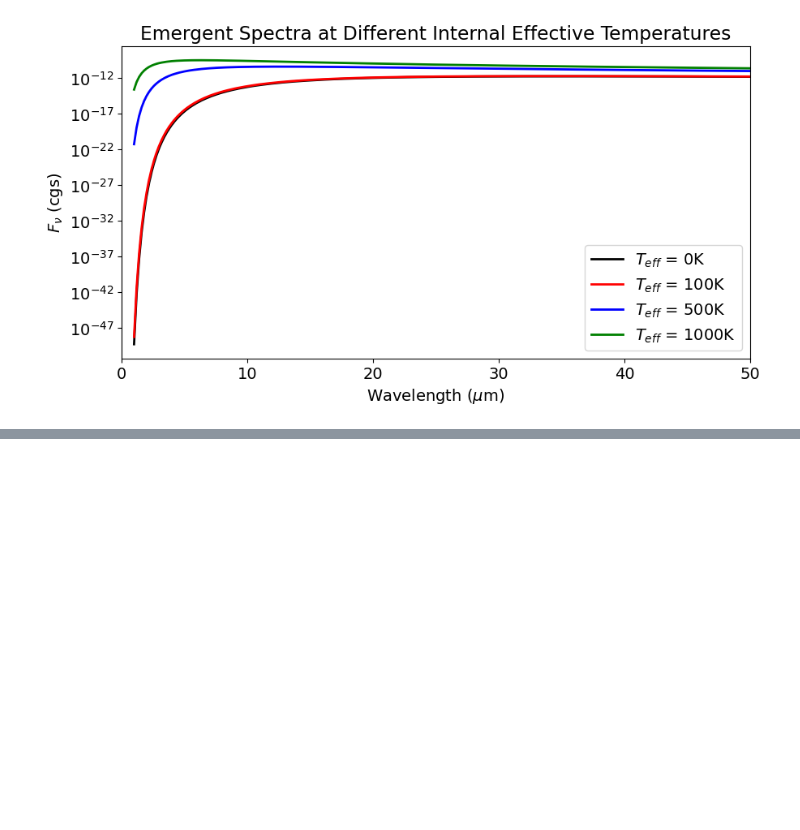
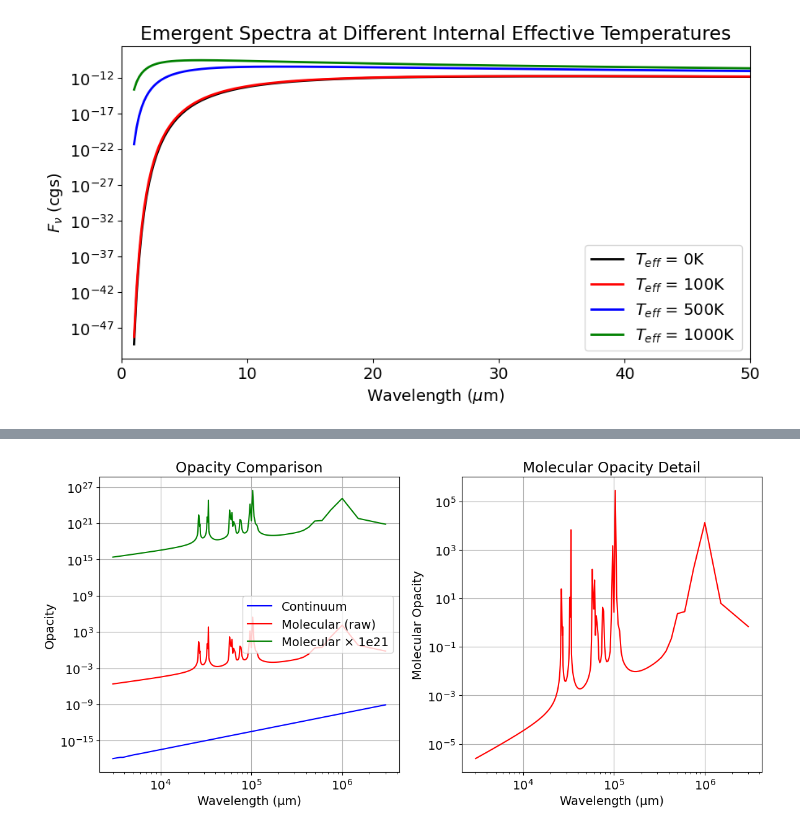
Before and after one commit to vernica-mehta/project-10, a Jupyter notebook: grey_model/make_figs.ipynb, the cells around one changed output, grey strips where cells are left out. Saved outputs shown, nothing was run; the diff lists cells and outputs as text; code cells hidden in the pictures; blank space fills up the shorter version.

```diff
--- a/grey_model/make_figs.ipynb
+++ b/grey_model/make_figs.ipynb
@@ -111,0 +179,67 @@ plt.plot(model.T_tau/model.Teff, model.tau_h)
+# %%
+# Debug molecular opacity calculation
+import numpy as np
+from molecular_lines import MolecularLines
+from abundances import estimate_molecular_abundances
+
+# Test molecular opacity calculation directly
+T_test = 144  * u.K # K
+P_test = 1e6  # dyne/cm^2 (1 bar)
+nu_test = np.linspace(1e12, 1e15, 1000)  # Hz
+
+# Get molecular abundances
+mol_abundances = estimate_molecular_abundances(T_test, P_test)
+print("Molecular abundances:")
+for mol, abund in mol_abundances.items():
+    print(f"  {mol}: {abund:.2e} cm^-3")
+
+# Calculate molecular opacity
+csv_files = [
+    '20251002055928/20251002055928__1H2-16O__144.0K.csv',
+    '20251002055928/20251002055928__12C-1H4__144.0K.csv',
+    '20251002055928/20251002055928__14N-1H3__144.0K.csv'
+]
+ml = MolecularLines(csv_files=csv_files)
+kappa_mol = ml.compute_molecular_opacity(nu_grid=nu_test, T=T_test, P=P_test, molecule_abundances=mol_abundances)
+print(f"\nMolecular opacity range: {kappa_mol.min():.2e} to {kappa_mol.max():.2e}")
+
+# Compare to continuum opacity
+from opac import kappa_cont
+kappa_cont_test = kappa_cont(nu_test, np.log10(P_test), T_test)
+print(f"Continuum opacity range: {kappa_cont_test.min():.2e} to {kappa_cont_test.max():.2e}")
+
+if kappa_mol.max() > 0:
+    ratio = kappa_mol.max() / kappa_cont_test.max()
+    print(f"Max molecular/continuum opacity ratio: {ratio:.2e}")
+
+    # Try scaling factors
+    for scale in [1e15, 1e18, 1e21, 1e24]:
+        scaled_ratio = (kappa_mol.max() * scale) / kappa_cont_test.max()
+        print(f"With scaling factor {scale:.0e}: ratio = {scaled_ratio:.2e}")
+
+# Plot the opacities
+plt.figure(figsize=(12, 6))
+wavelengths = (3e14 / nu_test) * 1e4  # Convert Hz to microns
+
+plt.subplot(1, 2, 1)
+plt.loglog(wavelengths, kappa_cont_test, 'b-', label='Continuum')
+plt.loglog(wavelengths, kappa_mol, 'r-', label='Molecular (raw)')
+plt.loglog(wavelengths, kappa_mol * 1e21, 'g-', label='Molecular × 1e21')
+plt.xlabel('Wavelength (μm)')
+plt.ylabel('Opacity')
+plt.legend()
+plt.title('Opacity Comparison')
+plt.grid(True)
+
+plt.subplot(1, 2, 2)
+# Zoom in on molecular lines
+if kappa_mol.max() > 0:
+    plt.loglog(wavelengths, kappa_mol, 'r-', label='Molecular (raw)')
+    plt.xlabel('Wavelength (μm)')
+    plt.ylabel('Molecular Opacity')
+    plt.title('Molecular Opacity Detail')
+    plt.grid(True)
+
+plt.tight_layout()
+plt.show()
+# %% [output]
@@ -111,0 +263 @@ plt.plot(model.T_tau/model.Teff, model.tau_h)
+[figure, added]
```
Also changed, not shown: parts of 4 cells of this notebook, 7 other files.
